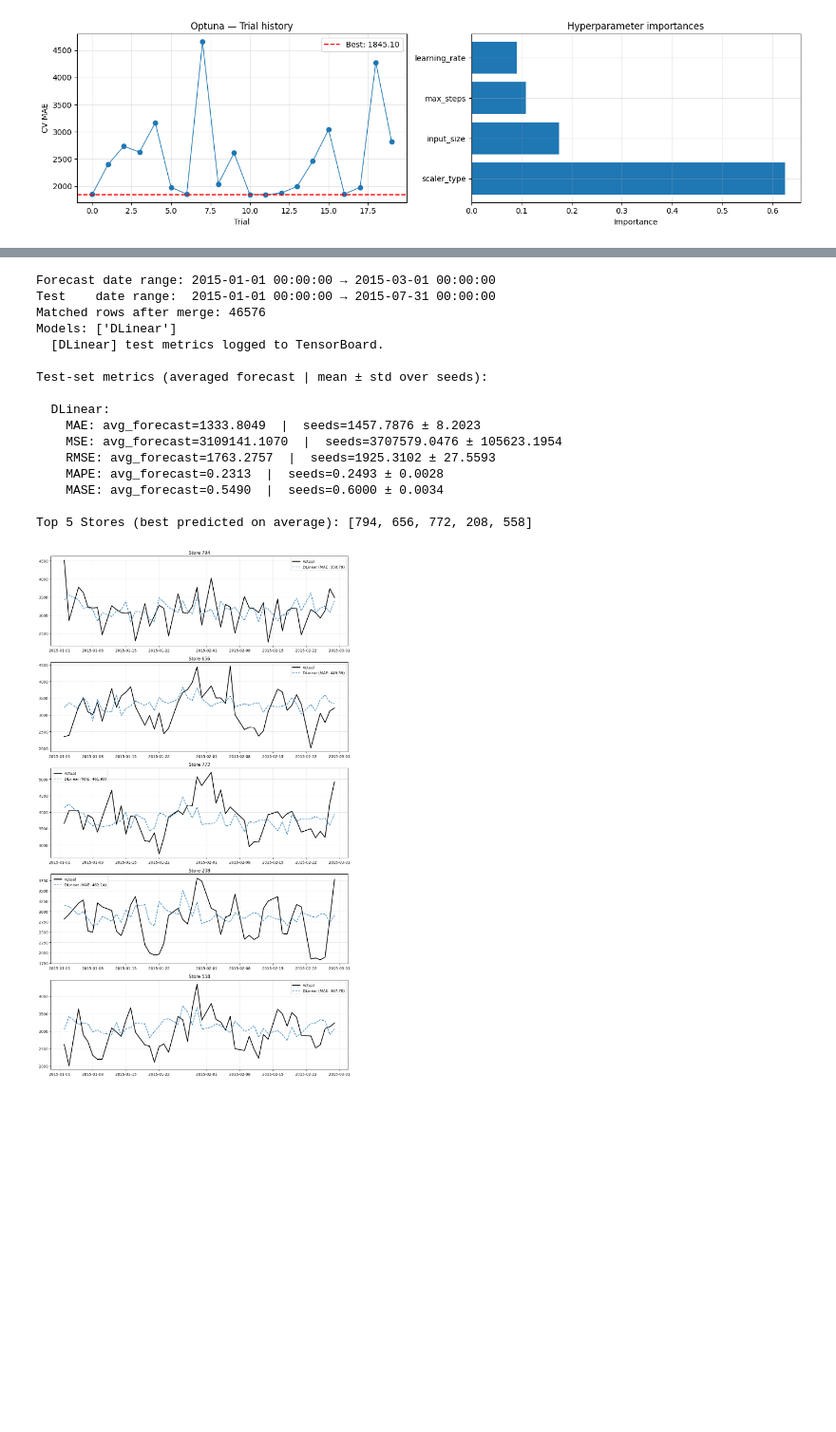
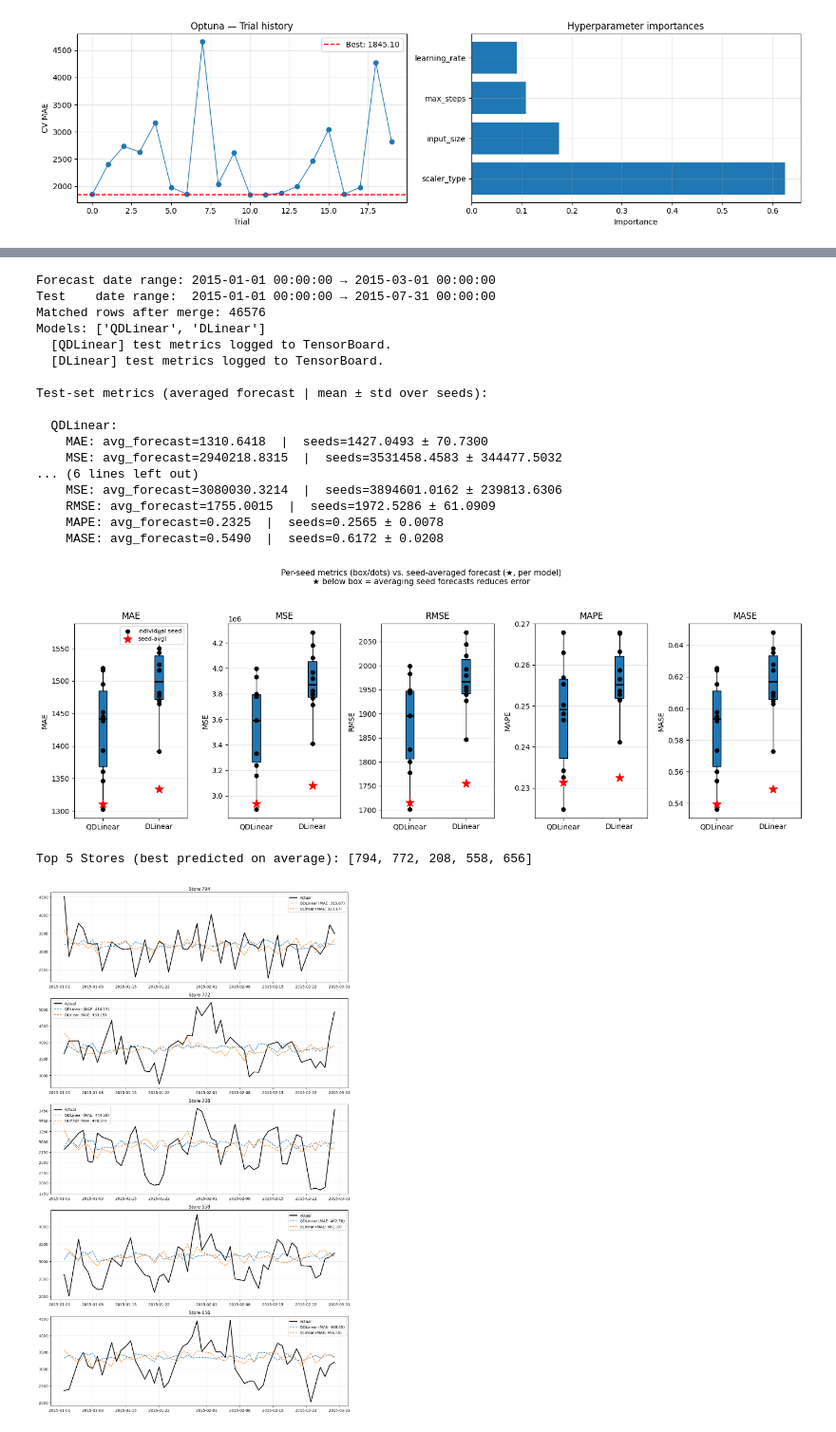
Before and after one commit to silasschroeder/QTSF, a Jupyter notebook: rossmann-store-sales/rossmann-solution-silas/model-training-b.ipynb, the cells around one changed output, grey strips where cells are left out. Shown at 95% size. Cells and saved outputs as stored; diff of their text form; code cells hidden in the pictures; blank space fills up the shorter version.

```diff
--- a/rossmann-store-sales/rossmann-solution-silas/model-training-b.ipynb
+++ b/rossmann-store-sales/rossmann-solution-silas/model-training-b.ipynb
@@ -56,7 +56,7 @@ test_df  = test_df [test_df ["Store"].isin(valid_stores)].copy()
 Stores dropped (too short): 183  |  Stores kept: 932
 # %%
 HORIZON = 60
-model_classes = [DLinear]
+model_classes = [QDLinear,DLinear]
 #models_classes = [DLinear, QDLinear, NHITS, QNHITS, PatchTST, QPatchTST, TimesNet, QTimesNet]
 # %%
 optuna.logging.set_verbosity(optuna.logging.WARNING)
@@ -159,7 +159,7 @@ Best params : {'input_size': 200, 'max_steps': 50, 'learning_rate': 0.0004506052
       7 4657.573460                200                50              0.000155             minmax
 [figure]
 # %%
-SEEDS = [0, 1, 2]
+SEEDS = [0,1,2,3,4,5,6,7,8,9]
 seed_forecasts = []  # one forecast DataFrame per seed
 
 for seed in SEEDS:
@@ -174,6 +174,7 @@ for seed in SEEDS:
             scaler_type=best_params["scaler_type"],
             start_padding_enabled=True,
             random_seed=seed,
+            early_stop_patience_steps=5,
             # Folder: lightning_logs/train/<ModelName>/seed_<seed>/
             **{"logger": TensorBoardLogger("lightning_logs/train", name=cls.__name__,
                                            version=f"seed_{seed}")},
@@ -181,7 +182,7 @@ for seed in SEEDS:
         for cls in model_classes
     ]
     nf_seed = NeuralForecast(models=seed_models, freq="D")
-    nf_seed.fit(train_df, id_col="Store", time_col="Date", target_col="Sales")
+    nf_seed.fit(train_df, id_col="Store", time_col="Date", target_col="Sales", val_size=HORIZON)
     fc = nf_seed.predict().reset_index()
     seed_forecasts.append(fc)
     print(f"  Forecast range: {fc['Date'].min().date()} → {fc['Date'].max().date()}")
@@ -286,45 +303,82 @@ for model in sorted(avg_results, key=lambda m: avg_results[m]["MAE"]):
         print(f"    {metric}: avg_forecast={a[metric]:.4f}  |  "
               f"seeds={np.mean(s[metric]):.4f} ± {np.std(s[metric]):.4f}")
 
+# --- Box plots: per-seed metric distribution per model ---
+# Box  = metric of each individual seed run (3 dots per model)
+# ★    = metric after averaging the 3 seed forecasts element-wise BEFORE evaluation
+#        (seed ensemble per model — NOT an average across model architectures)
+# ★ below box means the seed ensemble is better than any single seed run.
+metrics_to_plot = ["MAE", "MSE", "RMSE", "MAPE", "MASE"]
+fig, axes = plt.subplots(1, len(metrics_to_plot), figsize=(4 * len(metrics_to_plot), 5))
+fig.suptitle(
+    "Per-seed metrics (box/dots) vs. seed-averaged forecast (★, per model)\n"
+    "★ below box = averaging seed forecasts reduces error",
+    fontsize=11, y=1.04
+)
+
+for ax, metric in zip(axes, metrics_to_plot):
+    data = [seed_results[m][metric] for m in model_names]
+    ax.boxplot(data, tick_labels=model_names, patch_artist=True, notch=False,
+               medianprops=dict(color="black", linewidth=2))
+    # Individual seed points
+    for i, values in enumerate(data, start=1):
+        ax.scatter([i] * len(values), values, color="black", zorder=5, s=30,
+                   label="individual seed" if i == 1 else "")
+    # Seed-averaged forecast metric (one per model)
+    for i, m in enumerate(model_names, start=1):
+        ax.scatter(i, avg_results[m][metric], marker="*", color="red",
+                   zorder=6, s=150,
+                   label=f"seed-avg)" if i == 1 else "")
+    ax.set_title(metric)
+    ax.set_ylabel(metric)
+    ax.grid(True, axis="y", alpha=0.3)
+
+axes[0].legend(loc="upper right", fontsize=8)
+plt.tight_layout()
+plt.show()
+
 # --- Top 5 best-predicted stores ---
 comparison["avg_model_error"] = sum(
     (comparison["Sales"] - comparison[m]).abs() for m in model_names
 ) / len(model_names)
 
 top_5_stores = (comparison.groupby("Store")["avg_model_error"]
                            .mean().sort_values().head(5).index.tolist())
 print(f"\nTop 5 Stores (best predicted on average): {top_5_stores}")
 
-# --- Plot ---
+# --- Forecast plot for top 5 stores ---
 fig, axes = plt.subplots(5, 1, figsize=(12, 20), sharex=False)
 for i, store_id in enumerate(top_5_stores):
     store_data = comparison[comparison["Store"] == store_id]
     ax = axes[i]
     ax.plot(store_data["Date"], store_data["Sales"], label="Actual", color='black', linewidth=2)
     for model in model_names:
         store_mae = (store_data["Sales"] - store_data[model]).abs().mean()
         ax.plot(store_data["Date"], store_data[model],
                 label=f"{model} (MAE: {store_mae:.2f})", linestyle='--')
     ax.set_title(f"Store {store_id}")
     ax.legend()
     ax.grid(True, alpha=0.3)
 plt.tight_layout()
 plt.show()
 # %% [output]
 Forecast date range: 2015-01-01 00:00:00 → 2015-03-01 00:00:00
 Test    date range:  2015-01-01 00:00:00 → 2015-07-31 00:00:00
 Matched rows after merge: 46576
-Models: ['DLinear']
+Models: ['QDLinear', 'DLinear']
+  [QDLinear] test metrics logged to TensorBoard.
   [DLinear] test metrics logged to TensorBoard.
 
 Test-set metrics (averaged forecast | mean ± std over seeds):
 
-  DLinear:
-    MAE: avg_forecast=1333.8049  |  seeds=1457.7876 ± 8.2023
-    MSE: avg_forecast=3109141.1070  |  seeds=3707579.0476 ± 105623.1954
-    RMSE: avg_forecast=1763.2757  |  seeds=1925.3102 ± 27.5593
-    MAPE: avg_forecast=0.2313  |  seeds=0.2493 ± 0.0028
-    MASE: avg_forecast=0.5490  |  seeds=0.6000 ± 0.0034
-
-Top 5 Stores (best predicted on average): [794, 656, 772, 208, 558]
+  QDLinear:
+    MAE: avg_forecast=1310.6418  |  seeds=1427.0493 ± 70.7300
+    MSE: avg_forecast=2940218.8315  |  seeds=3531458.4583 ± 344477.5032
+... (6 lines left out)
+    MSE: avg_forecast=3080030.3214  |  seeds=3894601.0162 ± 239813.6306
+    RMSE: avg_forecast=1755.0015  |  seeds=1972.5286 ± 61.0909
+    MAPE: avg_forecast=0.2325  |  seeds=0.2565 ± 0.0078
+    MASE: avg_forecast=0.5490  |  seeds=0.6172 ± 0.0208
-[figure, old version]
+[figure, new version]
+Top 5 Stores (best predicted on average): [794, 772, 208, 558, 656]
+[figure, added]
```
Also changed, not shown: parts of 2 cells of this notebook.
